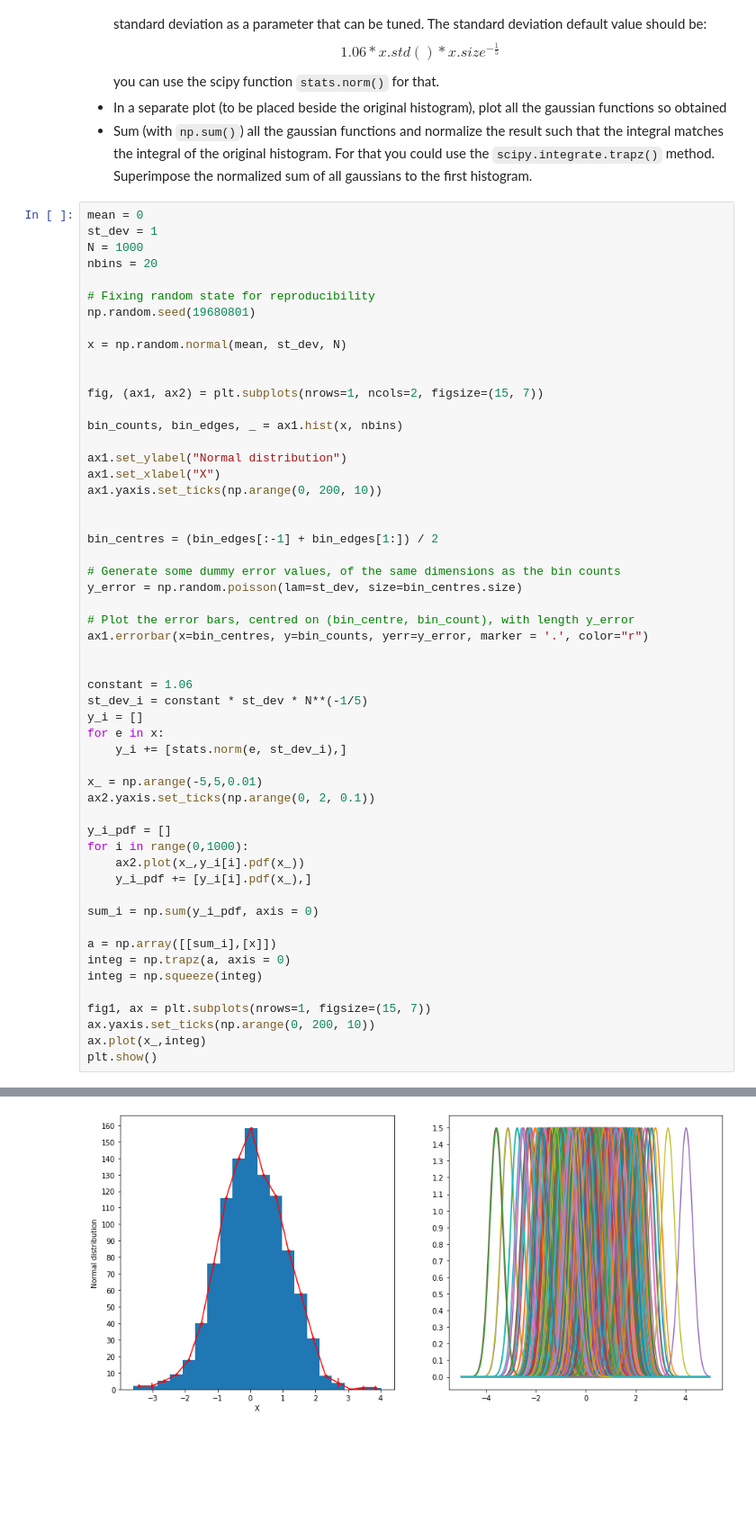
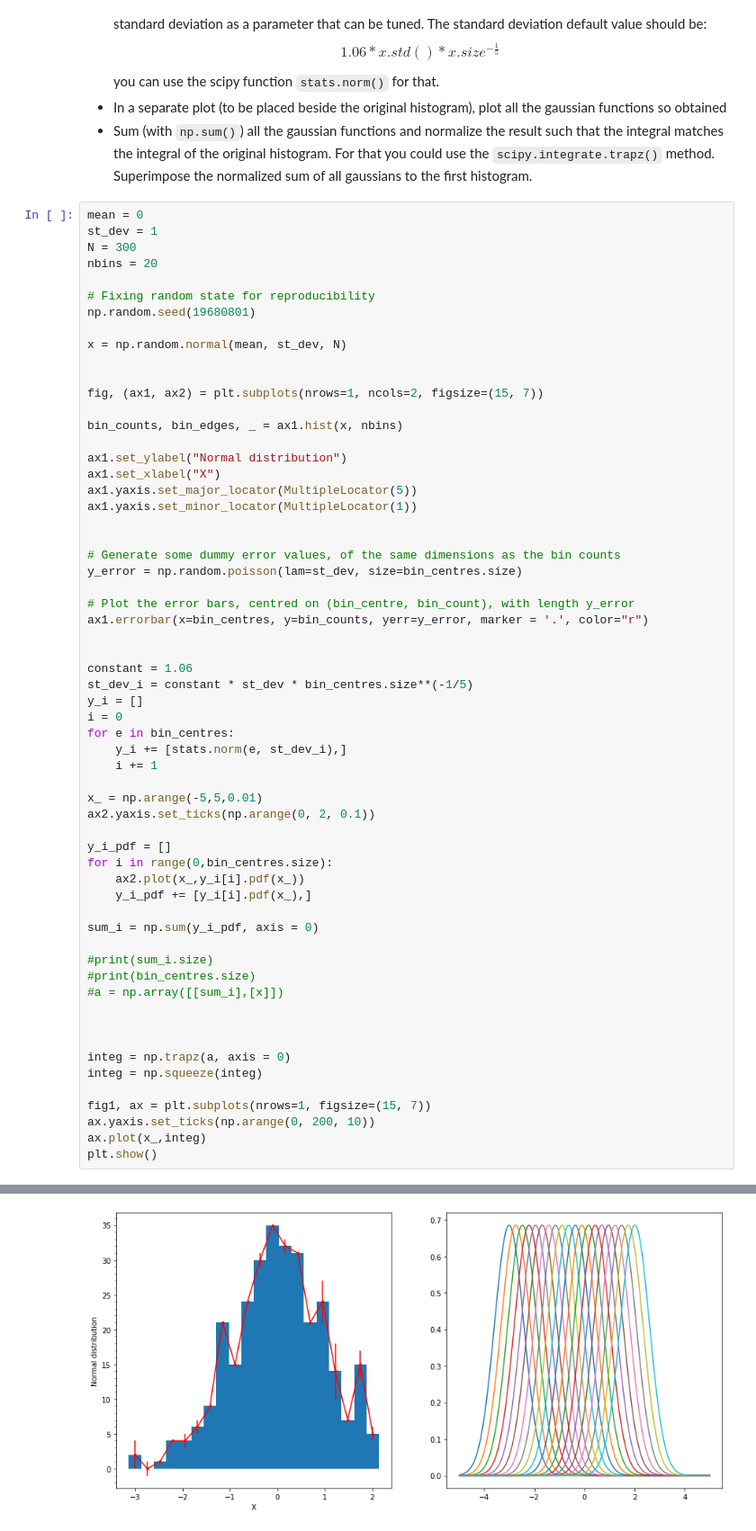
Before and after one commit to zucchett/HighLevelProgramming2021, a Jupyter notebook: 07ex_visualization.ipynb, the cells around one changed output, grey strips where cells are left out. Shown at 90% size. Saved outputs shown, nothing was run; the diff lists cells and outputs as text; blank space fills up the shorter version.

```diff
--- a/07ex_visualization.ipynb
+++ b/07ex_visualization.ipynb
@@ -109,7 +110,7 @@ you can use the scipy function `stats.norm()` for that.
 # %%
 mean = 0
 st_dev = 1
-N = 1000
+N = 300
 nbins = 20
 
 # Fixing random state for reproducibility
@@ -124,10 +125,9 @@ bin_counts, bin_edges, _ = ax1.hist(x, nbins)
 
 ax1.set_ylabel("Normal distribution")
 ax1.set_xlabel("X")
-ax1.yaxis.set_ticks(np.arange(0, 200, 10))
+ax1.yaxis.set_major_locator(MultipleLocator(5))
+ax1.yaxis.set_minor_locator(MultipleLocator(1))
 
-
-bin_centres = (bin_edges[:-1] + bin_edges[1:]) / 2
 
 # Generate some dummy error values, of the same dimensions as the bin counts
 y_error = np.random.poisson(lam=st_dev, size=bin_centres.size)
@@ -137,22 +137,29 @@ ax1.errorbar(x=bin_centres, y=bin_counts, yerr=y_error, marker = '.', color="r")
 
 
 constant = 1.06
-st_dev_i = constant * st_dev * N**(-1/5)
+st_dev_i = constant * st_dev * bin_centres.size**(-1/5)
 y_i = []
-for e in x:
+i = 0
+for e in bin_centres:
     y_i += [stats.norm(e, st_dev_i),]
+    i += 1
 
 x_ = np.arange(-5,5,0.01)
 ax2.yaxis.set_ticks(np.arange(0, 2, 0.1))
 
 y_i_pdf = []
-for i in range(0,1000):
+for i in range(0,bin_centres.size):
     ax2.plot(x_,y_i[i].pdf(x_))
     y_i_pdf += [y_i[i].pdf(x_),]
 
 sum_i = np.sum(y_i_pdf, axis = 0)
 
-a = np.array([[sum_i],[x]])
+#print(sum_i.size)
+#print(bin_centres.size)
+#a = np.array([[sum_i],[x]])
+
+
+
 integ = np.trapz(a, axis = 0)
 integ = np.squeeze(integ)
 
@@ -164 +174 @@ plt.show()
-[figure, old version]
+[figure, new version]
```
Also changed, not shown: parts of 2 cells of this notebook.
